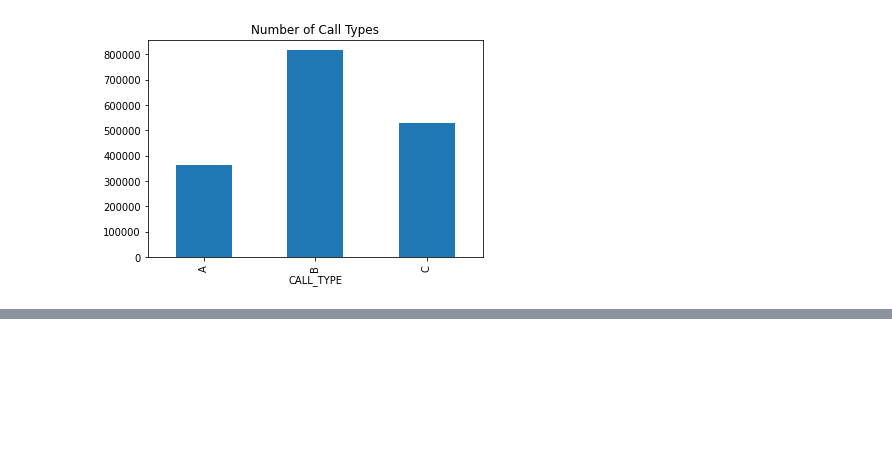
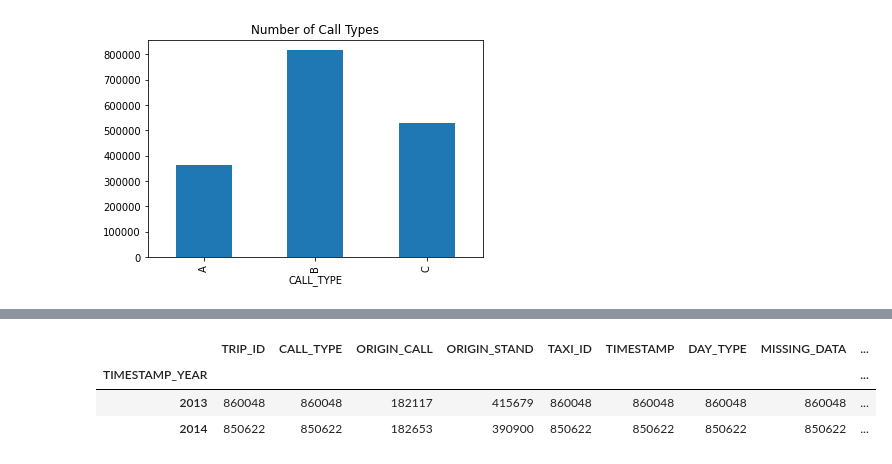
Before and after one commit to joberthrogers18/TIL, a Jupyter notebook: datascience/taxi_trajectory.ipynb, the cells around one changed output, grey strips where cells are left out. Drawn from its saved outputs; the diff is of its cells as text; code cells hidden in the pictures; blank space fills up the shorter version.

```diff
--- a/datascience/taxi_trajectory.ipynb
+++ b/datascience/taxi_trajectory.ipynb
@@ -56,0 +96,8 @@ call_types_count.plot.bar(
+# %%
+dataframe_groupby_timestamp = dataframe.groupby("TIMESTAMP_YEAR").count()
+dataframe_groupby_timestamp
+# %% [output]
+|  | TRIP_ID | CALL_TYPE | ORIGIN_CALL | ORIGIN_STAND | TAXI_ID | TIMESTAMP | DAY_TYPE | MISSING_DATA | ... |
+| TIMESTAMP_YEAR |  |  |  |  |  |  |  |  | ... |
+| 2013 | 860048 | 860048 | 182117 | 415679 | 860048 | 860048 | 860048 | 860048 | ... |
+| 2014 | 850622 | 850622 | 182653 | 390900 | 850622 | 850622 | 850622 | 850622 | ... |
```
Also changed, not shown: parts of 10 cells of this notebook.
